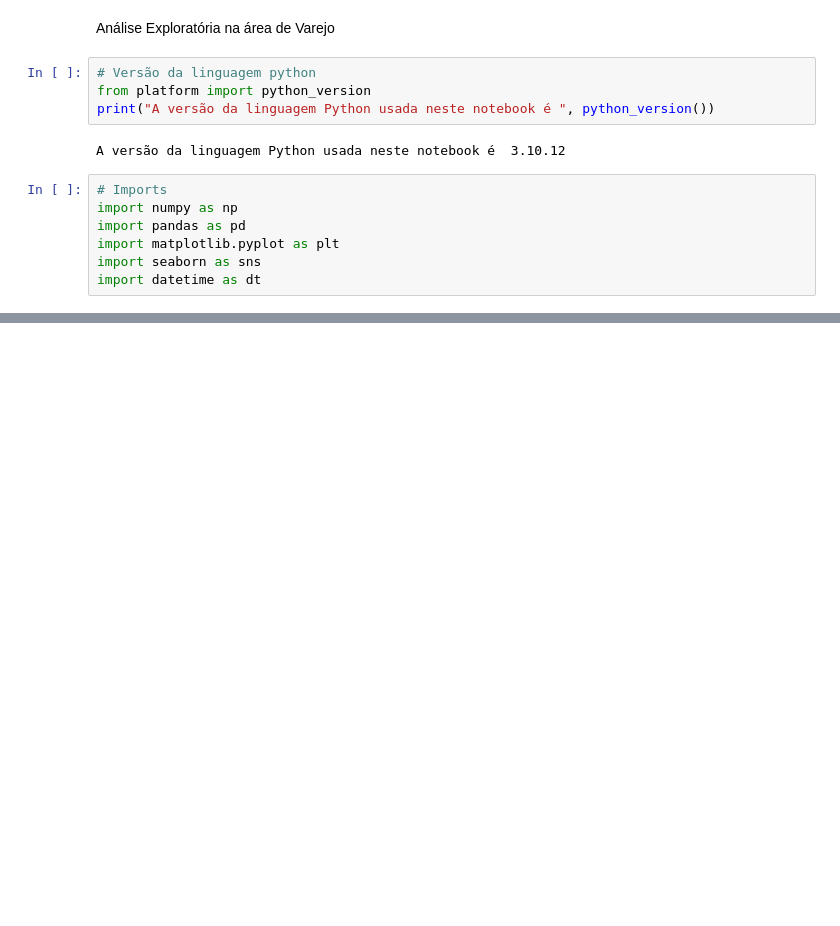
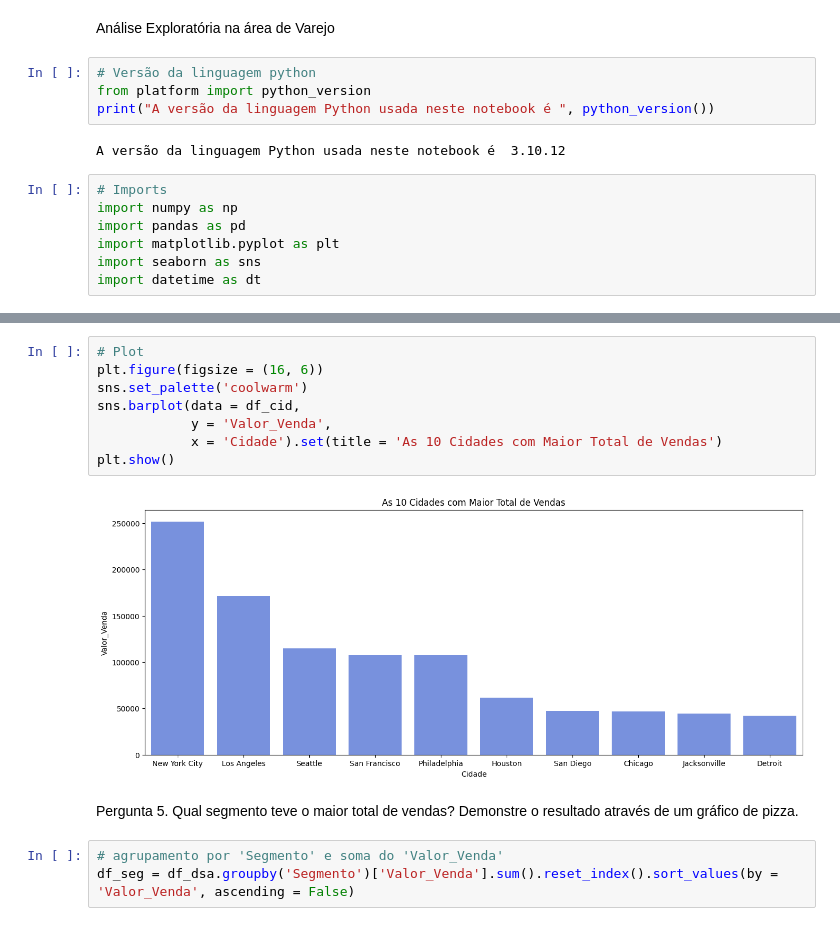
Before and after one commit to Karenpess/dsa, a Jupyter notebook: varejo_dsa.ipynb, the cells around one changed output, grey strips where cells are left out. Cells and saved outputs as stored; diff of their text form; blank space fills up the shorter version.

```diff
--- a/varejo_dsa.ipynb
+++ b/varejo_dsa.ipynb
@@ -22,0 +169,15 @@ FileNotFoundError: [Errno 2] No such file or directory: 'C:/Users/usuario/OneDri
+# %%
+# Plot
+plt.figure(figsize = (16, 6))
+sns.set_palette('coolwarm')
+sns.barplot(data = df_cid,
+            y = 'Valor_Venda',
+            x = 'Cidade').set(title = 'As 10 Cidades com Maior Total de Vendas')
+plt.show()
+# %% [output]
+[figure, added]
+# %% [markdown]
+Pergunta 5.	Qual segmento teve o maior total de vendas? Demonstre o resultado através de um gráfico de pizza.
+# %%
+# agrupamento por 'Segmento' e soma do 'Valor_Venda'
+df_seg = df_dsa.groupby('Segmento')['Valor_Venda'].sum().reset_index().sort_values(by = 'Valor_Venda', ascending = False)
```
Also changed, not shown: parts of 28 cells of this notebook.
